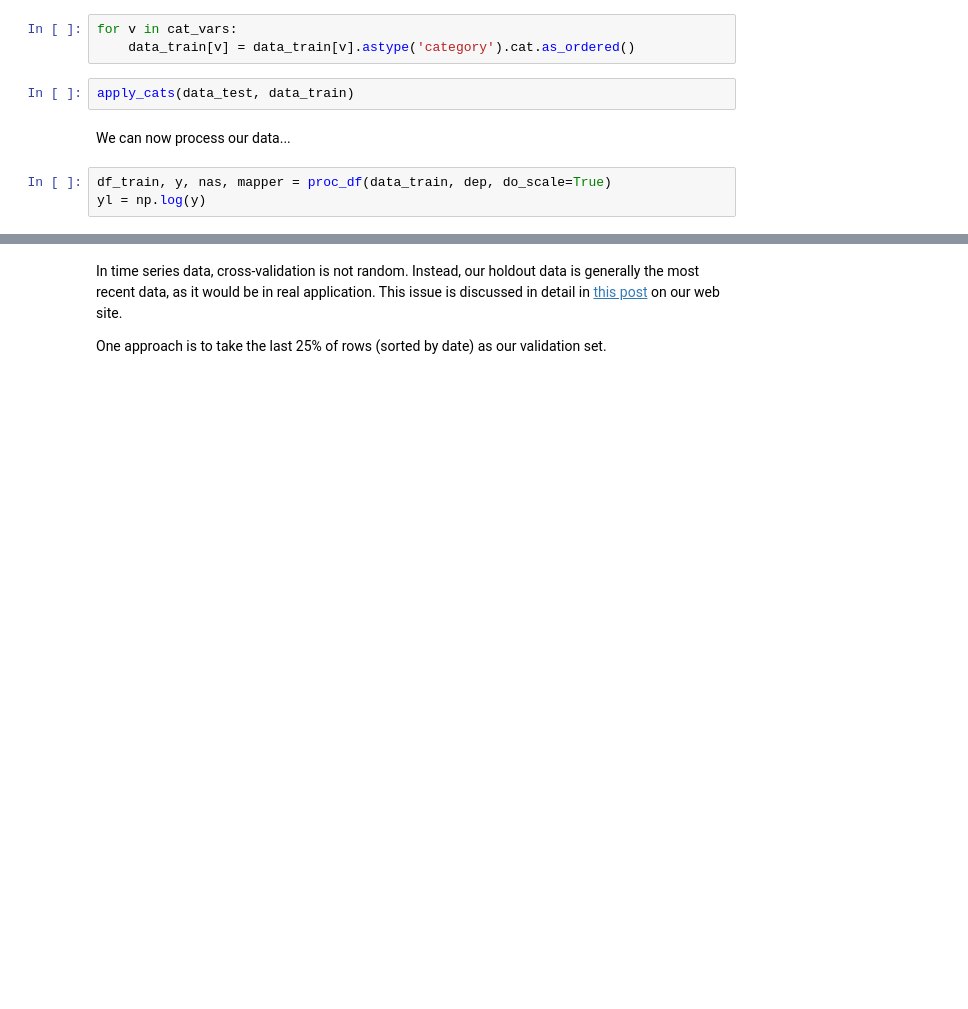
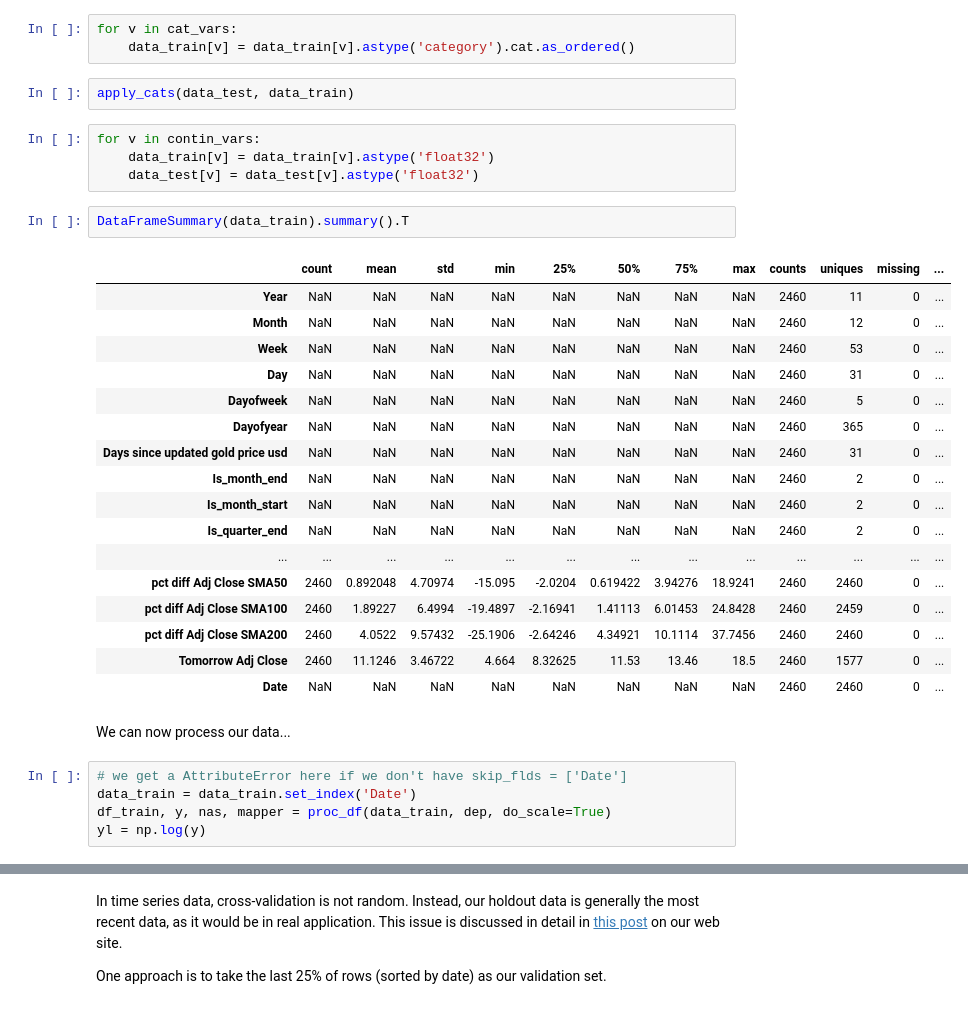
Before and after one commit to matthewrcarpenter/finance, a Jupyter notebook: Gold-fastai-test.ipynb, the cells around one changed output, grey strips where cells are left out. Cells and saved outputs as stored; diff of their text form; blank space fills up the shorter version.

```diff
--- a/Gold-fastai-test.ipynb
+++ b/Gold-fastai-test.ipynb
@@ -127,9 +278,35 @@ for v in cat_vars:
     data_train[v] = data_train[v].astype('category').cat.as_ordered()
 # %%
 apply_cats(data_test, data_train)
+# %%
+for v in contin_vars:
+    data_train[v] = data_train[v].astype('float32')
+    data_test[v] = data_test[v].astype('float32')
+# %%
+DataFrameSummary(data_train).summary().T
+# %% [output]
+|  | count | mean | std | min | 25% | 50% | 75% | max | counts | uniques | missing | ... |
+| Year | NaN | NaN | NaN | NaN | NaN | NaN | NaN | NaN | 2460 | 11 | 0 | ... |
+| Month | NaN | NaN | NaN | NaN | NaN | NaN | NaN | NaN | 2460 | 12 | 0 | ... |
+| Week | NaN | NaN | NaN | NaN | NaN | NaN | NaN | NaN | 2460 | 53 | 0 | ... |
+| Day | NaN | NaN | NaN | NaN | NaN | NaN | NaN | NaN | 2460 | 31 | 0 | ... |
+| Dayofweek | NaN | NaN | NaN | NaN | NaN | NaN | NaN | NaN | 2460 | 5 | 0 | ... |
+| Dayofyear | NaN | NaN | NaN | NaN | NaN | NaN | NaN | NaN | 2460 | 365 | 0 | ... |
+| Days since updated gold price usd | NaN | NaN | NaN | NaN | NaN | NaN | NaN | NaN | 2460 | 31 | 0 | ... |
+| Is_month_end | NaN | NaN | NaN | NaN | NaN | NaN | NaN | NaN | 2460 | 2 | 0 | ... |
+| Is_month_start | NaN | NaN | NaN | NaN | NaN | NaN | NaN | NaN | 2460 | 2 | 0 | ... |
+| Is_quarter_end | NaN | NaN | NaN | NaN | NaN | NaN | NaN | NaN | 2460 | 2 | 0 | ... |
+| ... | ... | ... | ... | ... | ... | ... | ... | ... | ... | ... | ... | ... |
+| pct diff Adj Close SMA50 | 2460 | 0.892048 | 4.70974 | -15.095 | -2.0204 | 0.619422 | 3.94276 | 18.9241 | 2460 | 2460 | 0 | ... |
+| pct diff Adj Close SMA100 | 2460 | 1.89227 | 6.4994 | -19.4897 | -2.16941 | 1.41113 | 6.01453 | 24.8428 | 2460 | 2459 | 0 | ... |
+| pct diff Adj Close SMA200 | 2460 | 4.0522 | 9.57432 | -25.1906 | -2.64246 | 4.34921 | 10.1114 | 37.7456 | 2460 | 2460 | 0 | ... |
+| Tomorrow Adj Close | 2460 | 11.1246 | 3.46722 | 4.664 | 8.32625 | 11.53 | 13.46 | 18.5 | 2460 | 1577 | 0 | ... |
+| Date | NaN | NaN | NaN | NaN | NaN | NaN | NaN | NaN | 2460 | 2460 | 0 | ... |
 # %% [markdown]
 We can now process our data...
 # %%
+# we get a AttributeError here if we don't have skip_flds = ['Date']
+data_train = data_train.set_index('Date')
 df_train, y, nas, mapper = proc_df(data_train, dep, do_scale=True)
 yl = np.log(y)
 # %%
```
Also changed, not shown: parts of 32 cells of this notebook.
